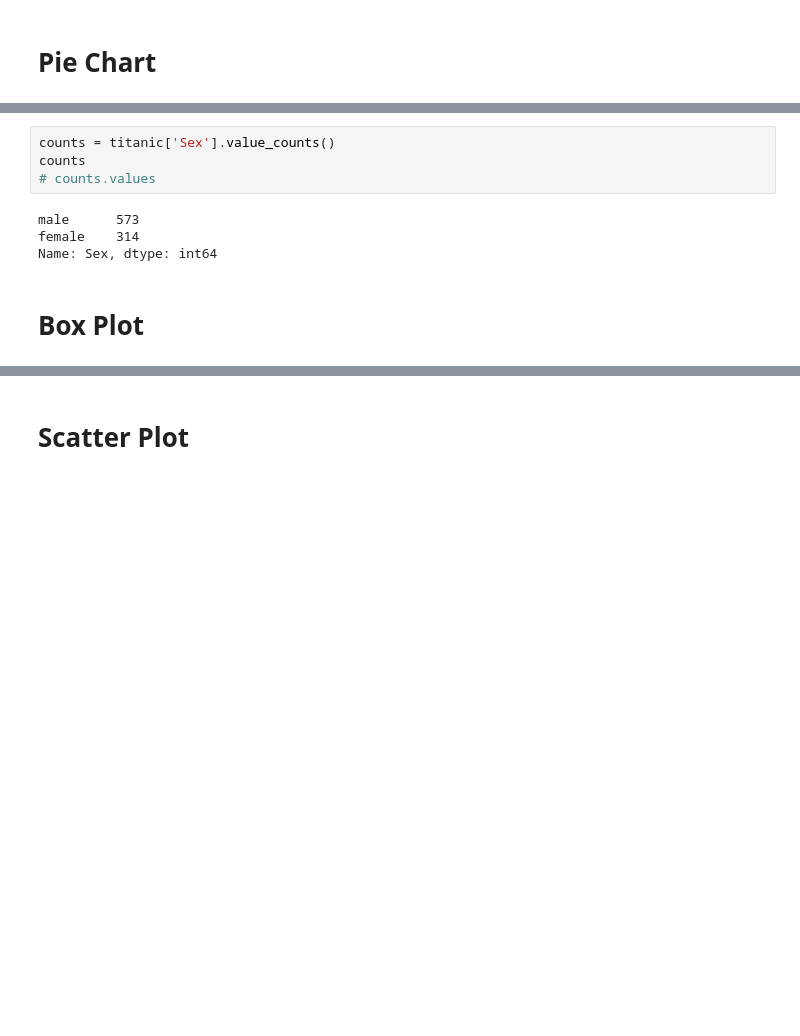
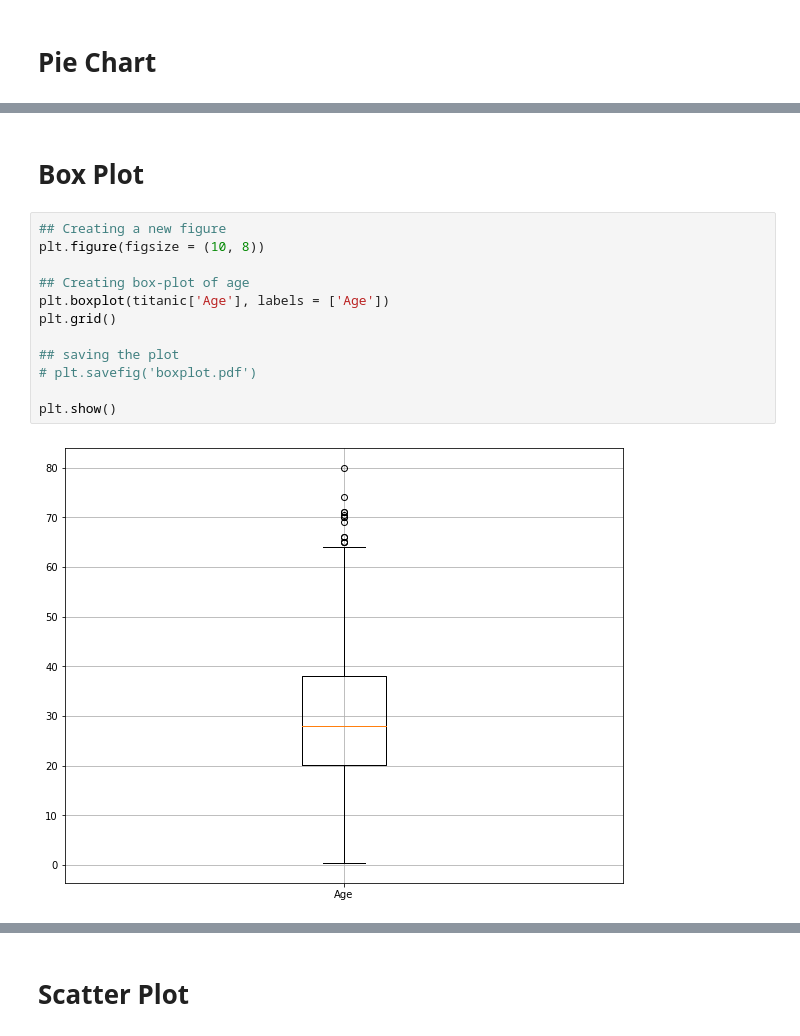
Before and after one commit to oscarm524/Python_Programming_for_Data_Science, a Jupyter notebook: Data_Visualization/Data_Visualization.ipynb, the cells around one changed output, grey strips where cells are left out. Drawn from its saved outputs; the diff is of its cells as text; blank space fills up the shorter version.

```diff
--- a/Data_Visualization/Data_Visualization.ipynb
+++ b/Data_Visualization/Data_Visualization.ipynb
@@ -244,10 +248,16 @@ plt.show()
-# %%
-counts = titanic['Sex'].value_counts()
-counts
-# counts.values
-# %% [output]
-male      573
-female    314
-Name: Sex, dtype: int64
 # %% [markdown]
 # Box Plot
+# %%
+## Creating a new figure
+plt.figure(figsize = (10, 8))
+
+## Creating box-plot of age
+plt.boxplot(titanic['Age'], labels = ['Age'])
+plt.grid()
+
+## saving the plot
+# plt.savefig('boxplot.pdf')
+
+plt.show()
+# %% [output]
+[figure, added]
```
Also changed, not shown: parts of 10 cells of this notebook.
